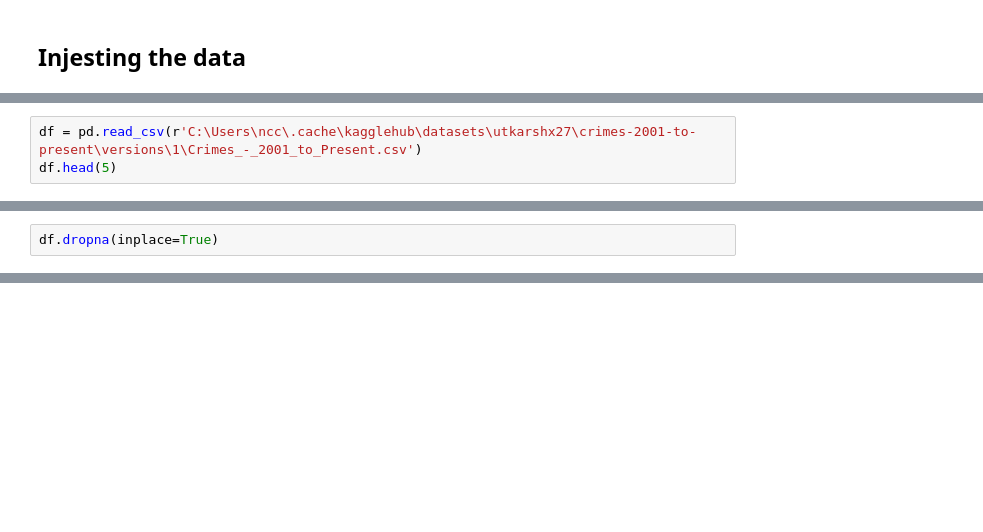
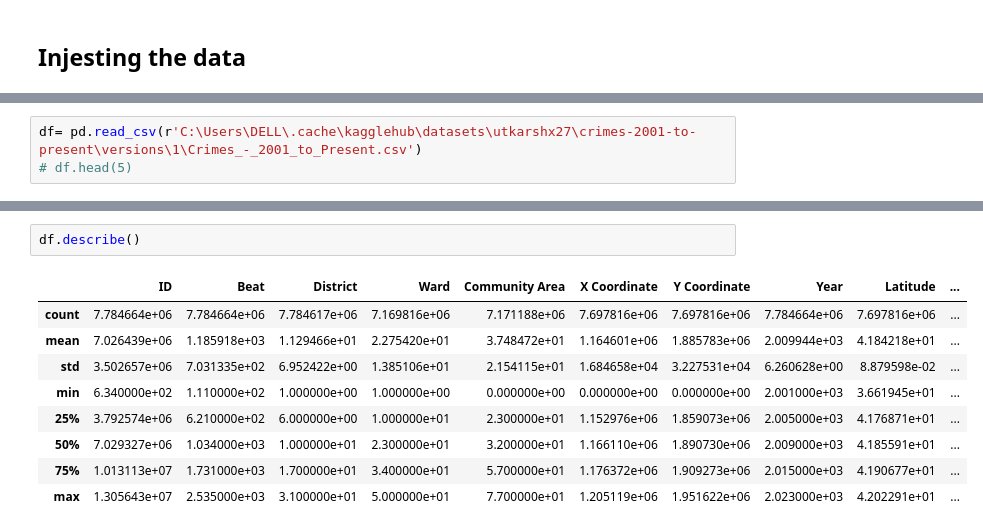
Before and after one commit to RIDOX-AIeNG/AI-D-D, a Jupyter notebook: WEEK_6/TASK_FOLDER/Task19.ipynb, the cells around one changed output, grey strips where cells are left out. Saved outputs shown, nothing was run; the diff lists cells and outputs as text; blank space fills up the shorter version.

```diff
--- a/WEEK_6/TASK_FOLDER/Task19.ipynb
+++ b/WEEK_6/TASK_FOLDER/Task19.ipynb
@@ -124,3 +124,3 @@ path to dataset files: C:\Users\ncc\.cache\kagglehub\datasets\utkarshx27\crimes-
 # %%
-df = pd.read_csv(r'C:\Users\ncc\.cache\kagglehub\datasets\utkarshx27\crimes-2001-to-present\versions\1\Crimes_-_2001_to_Present.csv')
-df.head(5)
+df= pd.read_csv(r'C:\Users\DELL\.cache\kagglehub\datasets\utkarshx27\crimes-2001-to-present\versions\1\Crimes_-_2001_to_Present.csv')
+# df.head(5)
@@ -135,2 +126,0 @@ df.head(5)
-# %%
-df.dropna(inplace=True)
@@ -136,0 +157,12 @@ df.dropna(inplace=True)
+# %%
+df.describe()
+# %% [output]
+|  | ID | Beat | District | Ward | Community Area | X Coordinate | Y Coordinate | Year | Latitude | ... |
+| count | 7.784664e+06 | 7.784664e+06 | 7.784617e+06 | 7.169816e+06 | 7.171188e+06 | 7.697816e+06 | 7.697816e+06 | 7.784664e+06 | 7.697816e+06 | ... |
+| mean | 7.026439e+06 | 1.185918e+03 | 1.129466e+01 | 2.275420e+01 | 3.748472e+01 | 1.164601e+06 | 1.885783e+06 | 2.009944e+03 | 4.184218e+01 | ... |
+| std | 3.502657e+06 | 7.031335e+02 | 6.952422e+00 | 1.385106e+01 | 2.154115e+01 | 1.684658e+04 | 3.227531e+04 | 6.260628e+00 | 8.879598e-02 | ... |
+| min | 6.340000e+02 | 1.110000e+02 | 1.000000e+00 | 1.000000e+00 | 0.000000e+00 | 0.000000e+00 | 0.000000e+00 | 2.001000e+03 | 3.661945e+01 | ... |
+| 25% | 3.792574e+06 | 6.210000e+02 | 6.000000e+00 | 1.000000e+01 | 2.300000e+01 | 1.152976e+06 | 1.859073e+06 | 2.005000e+03 | 4.176871e+01 | ... |
+| 50% | 7.029327e+06 | 1.034000e+03 | 1.000000e+01 | 2.300000e+01 | 3.200000e+01 | 1.166110e+06 | 1.890730e+06 | 2.009000e+03 | 4.185591e+01 | ... |
+| 75% | 1.013113e+07 | 1.731000e+03 | 1.700000e+01 | 3.400000e+01 | 5.700000e+01 | 1.176372e+06 | 1.909273e+06 | 2.015000e+03 | 4.190677e+01 | ... |
+| max | 1.305643e+07 | 2.535000e+03 | 3.100000e+01 | 5.000000e+01 | 7.700000e+01 | 1.205119e+06 | 1.951622e+06 | 2.023000e+03 | 4.202291e+01 | ... |
```
Also changed, not shown: parts of 5 cells of this notebook.
